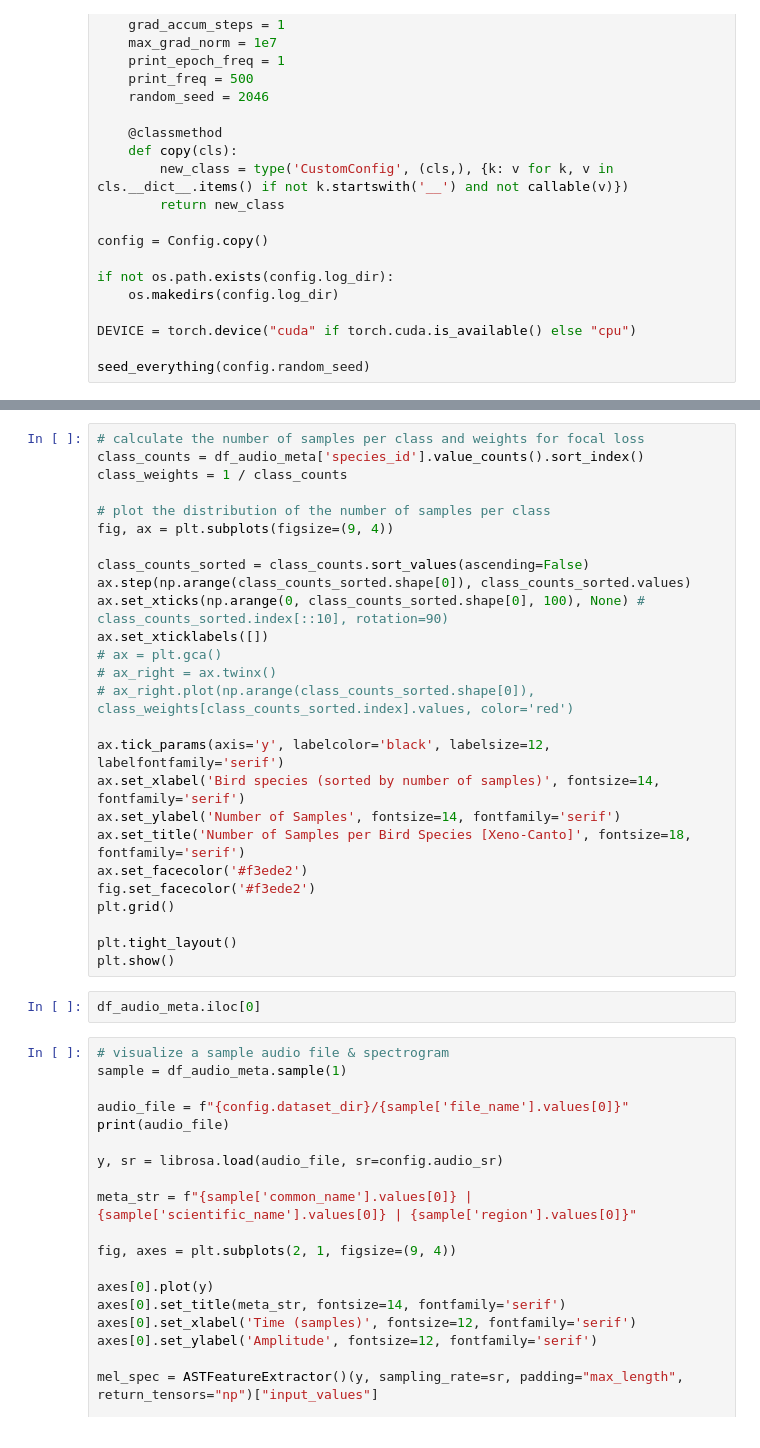
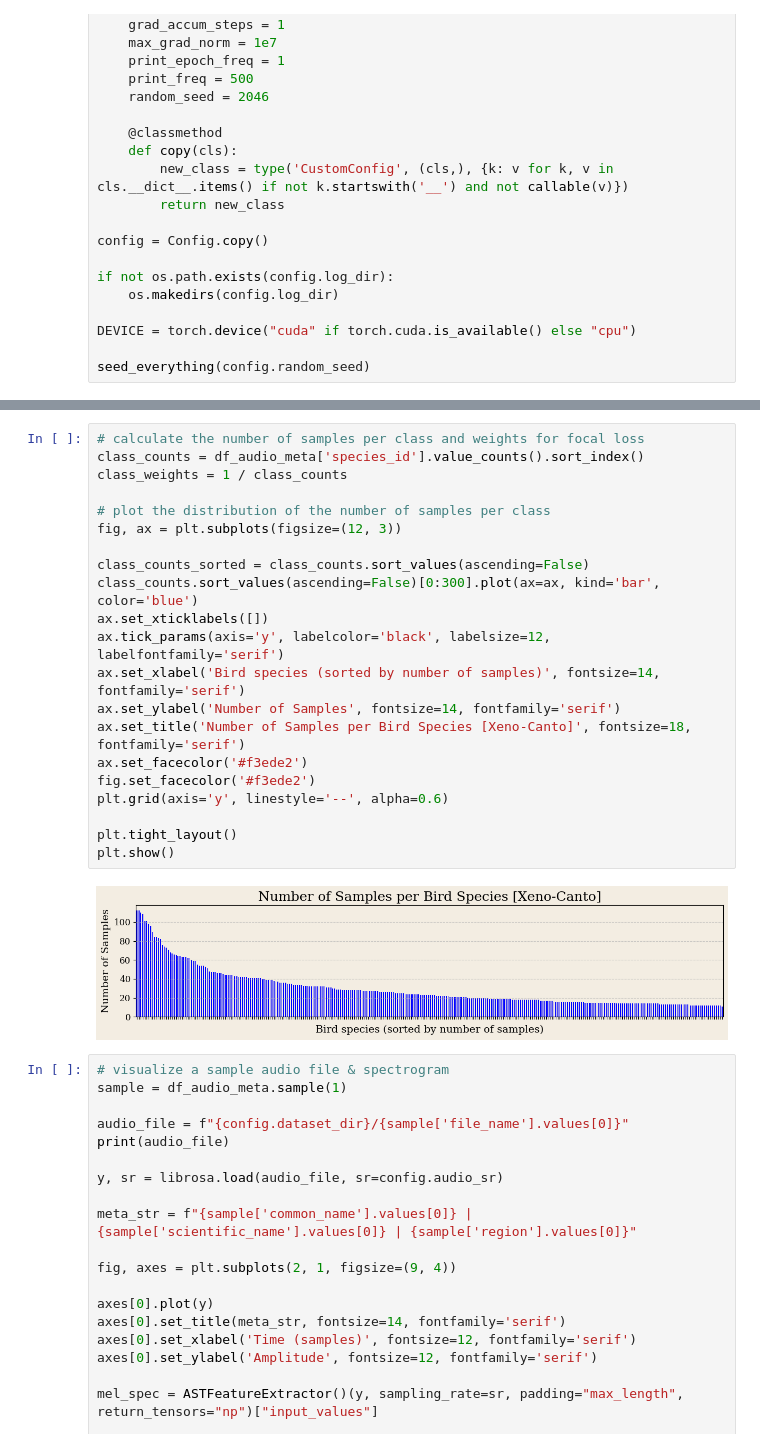
Before and after one commit to AzimuthLI/voice_of_jungle, a Jupyter notebook: train_ast_wandb.ipynb, the cells around one changed output, grey strips where cells are left out. Cells and saved outputs as stored; diff of their text form.

```diff
--- a/train_ast_wandb.ipynb
+++ b/train_ast_wandb.ipynb
@@ -175,31 +209,26 @@ print('Number of species in both regions:', len(shared_species))
 # %%
 # calculate the number of samples per class and weights for focal loss
 class_counts = df_audio_meta['species_id'].value_counts().sort_index()
 class_weights = 1 / class_counts
 
 # plot the distribution of the number of samples per class
-fig, ax = plt.subplots(figsize=(9, 4))
+fig, ax = plt.subplots(figsize=(12, 3))
 
 class_counts_sorted = class_counts.sort_values(ascending=False)
-ax.step(np.arange(class_counts_sorted.shape[0]), class_counts_sorted.values)
-ax.set_xticks(np.arange(0, class_counts_sorted.shape[0], 100), None) # class_counts_sorted.index[::10], rotation=90)
+class_counts.sort_values(ascending=False)[0:300].plot(ax=ax, kind='bar', color='blue')
 ax.set_xticklabels([])
-# ax = plt.gca()
-# ax_right = ax.twinx()
-# ax_right.plot(np.arange(class_counts_sorted.shape[0]), class_weights[class_counts_sorted.index].values, color='red')
-
 ax.tick_params(axis='y', labelcolor='black', labelsize=12, labelfontfamily='serif')
 ax.set_xlabel('Bird species (sorted by number of samples)', fontsize=14, fontfamily='serif')
 ax.set_ylabel('Number of Samples', fontsize=14, fontfamily='serif')
 ax.set_title('Number of Samples per Bird Species [Xeno-Canto]', fontsize=18, fontfamily='serif')
 ax.set_facecolor('#f3ede2')
 fig.set_facecolor('#f3ede2')
-plt.grid()
+plt.grid(axis='y', linestyle='--', alpha=0.6)
 
 plt.tight_layout()
 plt.show()
+# %% [output]
+[figure, added]
-# %%
-df_audio_meta.iloc[0]
 # %%
 # visualize a sample audio file & spectrogram
 sample = df_audio_meta.sample(1)
```
Also changed, not shown: parts of 4 cells of this notebook, 1 other file.
